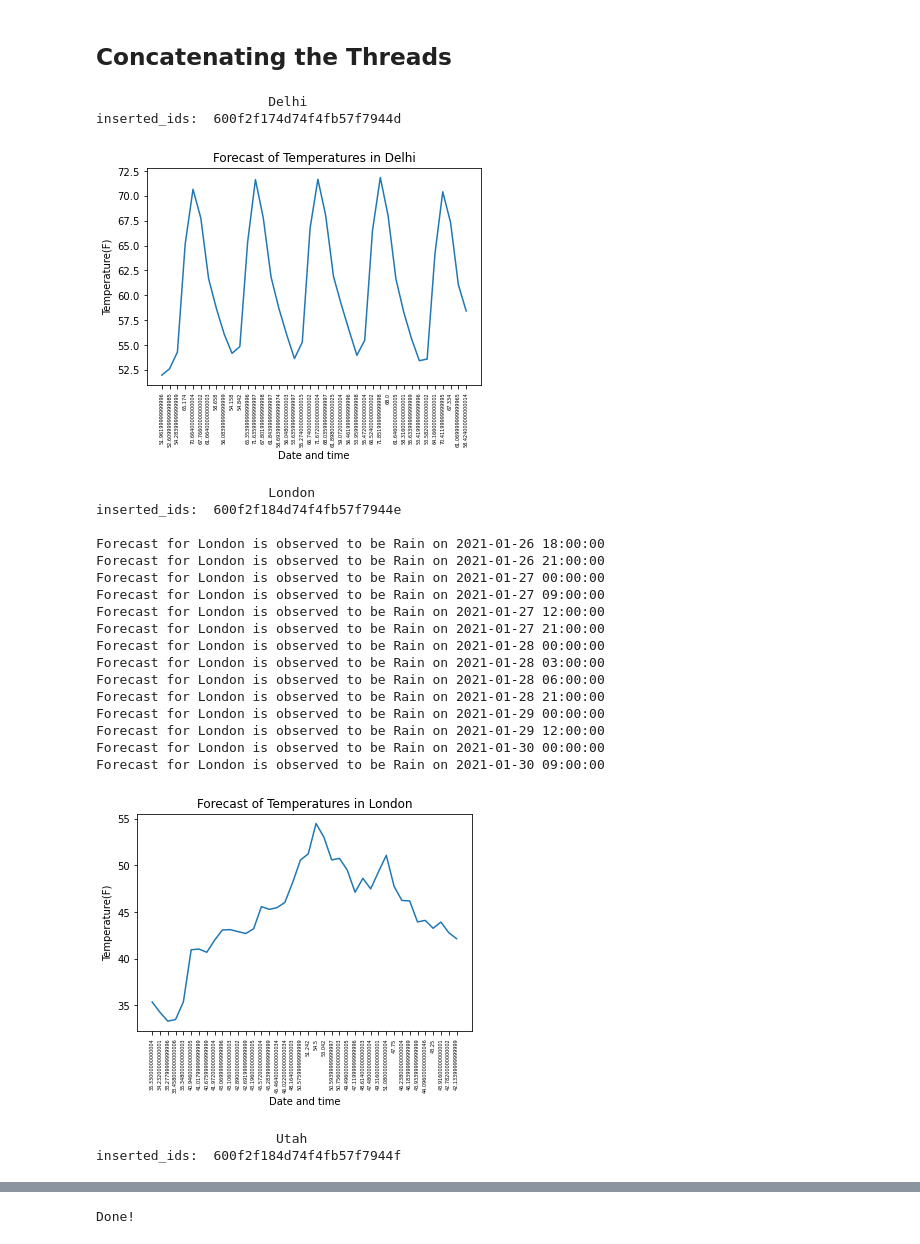
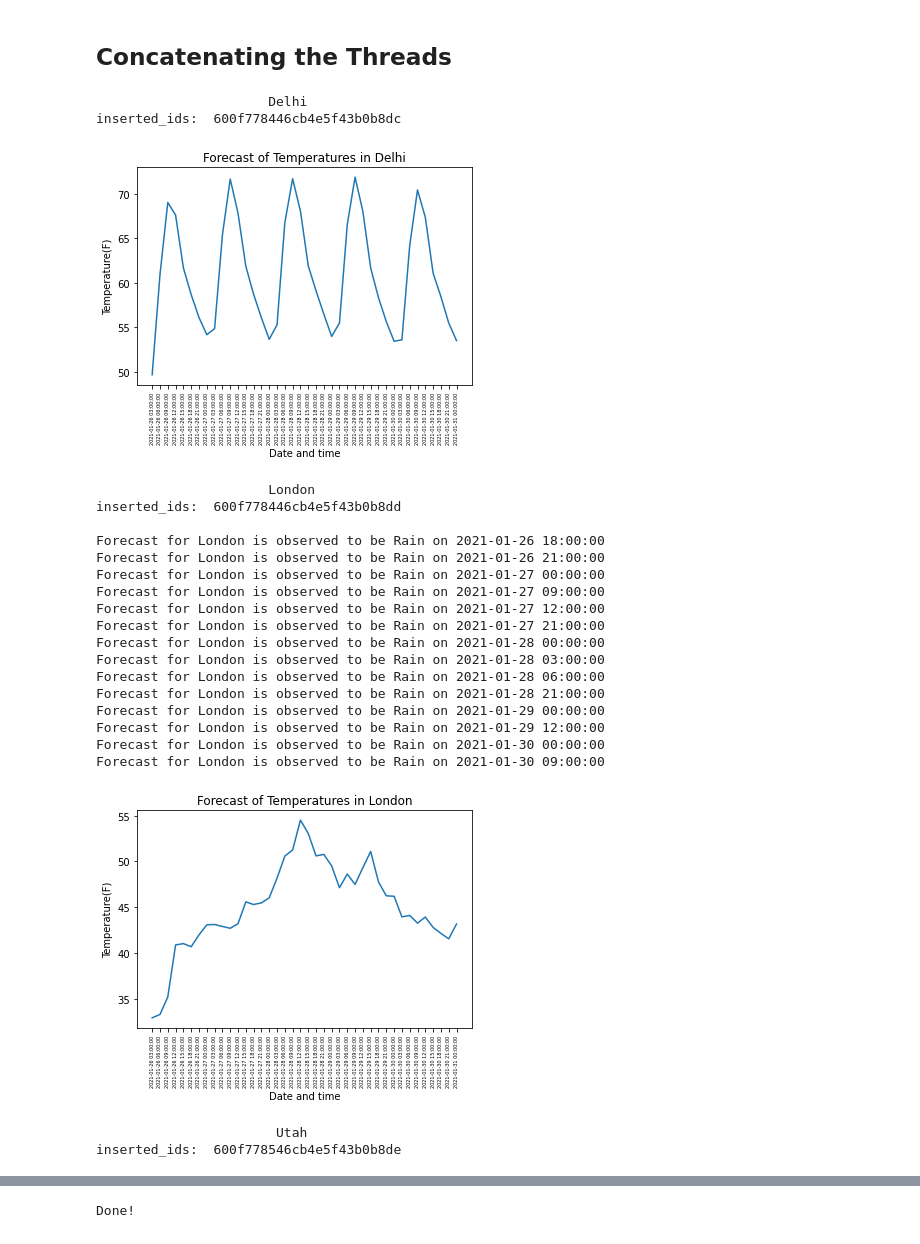
Before and after one commit to Nishanth2708/OpenweatherMap, a Jupyter notebook: Jupyter notebook/Open_Weather_Map.ipynb, the cells around one changed output, grey strips where cells are left out. Cells and saved outputs as stored; diff of their text form; code cells hidden in the pictures.

```diff
--- a/Jupyter notebook/Open_Weather_Map.ipynb
+++ b/Jupyter notebook/Open_Weather_Map.ipynb
@@ -105,13 +107,11 @@ def download_5_day_forecast():
                     print("Forecast for {} is observed to be {} on {}".format(city,i['weather'][0]['main'],i['dt_txt']))
 
         plt.plot(dates,temp_read)
-        plt.xticks(dates, [str(i) for i in temp_read], rotation=90)
+        plt.xticks(dates, dates, rotation=90)
         plt.tick_params(axis='x', which='major', labelsize=5)
         plt.title("Forecast of Temperatures in {}".format(city))
         plt.xlabel("Date and time")
         plt.ylabel("Temperature(F)")
-        plt.savefig("/home/nishanth/PycharmProjects"+city+".png")
         plt.show()
-        plt.close()
 # %% [markdown]
 ## Thread for the weather map
@@ -126,3 +118,16 @@ def download_weather_map(api_key = "03def23f4f250867fa0abb2f5c7ab004"):
-# %%
- response = requests.get(f"http://maps.openweathermap.org/maps/2.0/weather/TA2/3/50.23/113.2&appid='{api_key}'"
-   ,stream=True)
+# %%
+def get_map_for_city():
+    layers = ["temp_new","wind_new","pressure_new","precipitation_new","clouds_new"]
+
+    for city_name in city_list['cities']:
+        maps_format = "https://tile.openweathermap.org/map/{layer}/{z}/{x}/{y}.png?q={city_name}&appid={API_key}"
+        maps_url = maps_format.format(layer=layers[2],z=1,x=1,y=1,API_key=api_key,city_name=city_name)
+        response = requests.get(maps_url)
+
+        map_path = "/home/nishanth/OpenweatherMap/OpenweatherMap"+city_name+".png"
+
+        if response.status_code == 200:
+            with open(map_path, 'wb') as file:
+                file.write(response.content)
+            img = cv2.imread(map_path)
+            plt.imshow(img)
@@ -131,28 +140,29 @@ def download_weather_map(api_key = "03def23f4f250867fa0abb2f5c7ab004"):
 # %%
 if __name__ == "__main__":
 
      # creating thread
     t1 = threading.Thread(target=download_5_day_forecast)
-    t2 = threading.Thread(target=download_weather_map)
+    t2 = threading.Thread(target=get_map_for_city)
 
     # starting thread 1
     t1.start()
+    t1.join()
     # starting thread 2
     t2.start()
+    t2.join()
+
 
     # wait until thread 1 is completely executed
-    t1.join()
     # wait until thread 2 is completely executed
-    t2.join()
 
     # both threads completely executed
     print("Done!")
 # %% [output]
                       Delhi
-inserted_ids:  600f2f174d74f4fb57f7944d
+inserted_ids:  600f778446cb4e5f43b0b8dc
-[figure, old version]
+[figure, new version]
                       London
-inserted_ids:  600f2f184d74f4fb57f7944e
+inserted_ids:  600f778446cb4e5f43b0b8dd
 
 Forecast for London is observed to be Rain on 2021-01-26 18:00:00
 Forecast for London is observed to be Rain on 2021-01-26 21:00:00
@@ -168,6 +178,6 @@ Forecast for London is observed to be Rain on 2021-01-29 00:00:00
 Forecast for London is observed to be Rain on 2021-01-29 12:00:00
 Forecast for London is observed to be Rain on 2021-01-30 00:00:00
 Forecast for London is observed to be Rain on 2021-01-30 09:00:00
-[figure, old version]
+[figure, new version]
                        Utah
-inserted_ids:  600f2f184d74f4fb57f7944f
+inserted_ids:  600f778546cb4e5f43b0b8de
```
Also changed, not shown: parts of 4 cells of this notebook.
